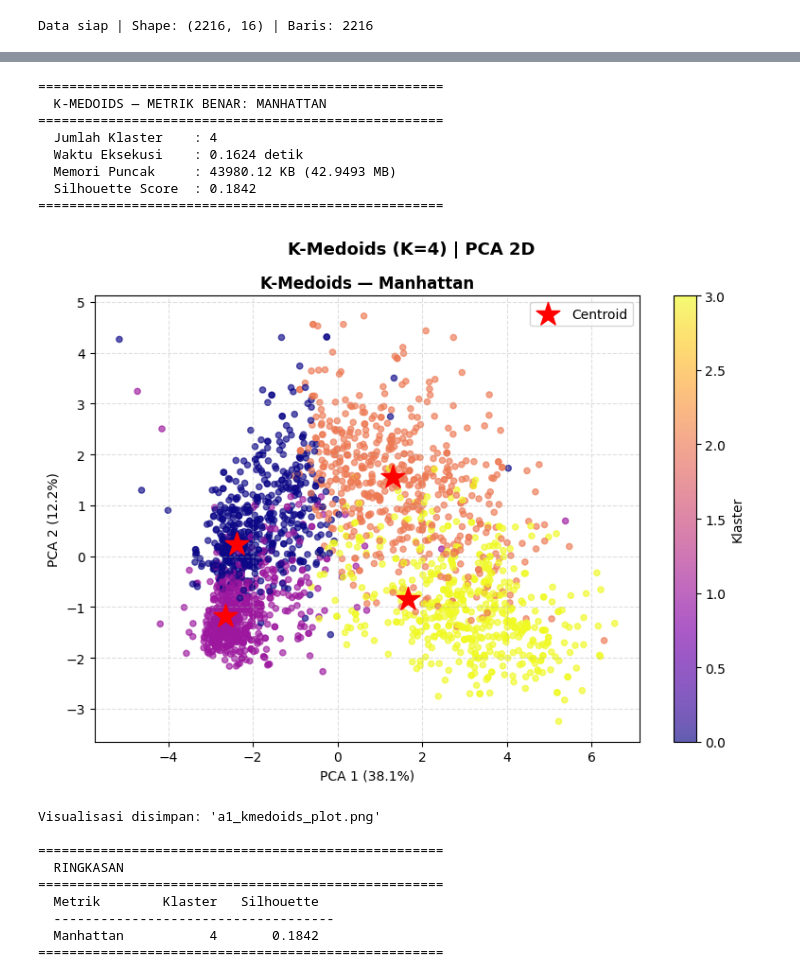
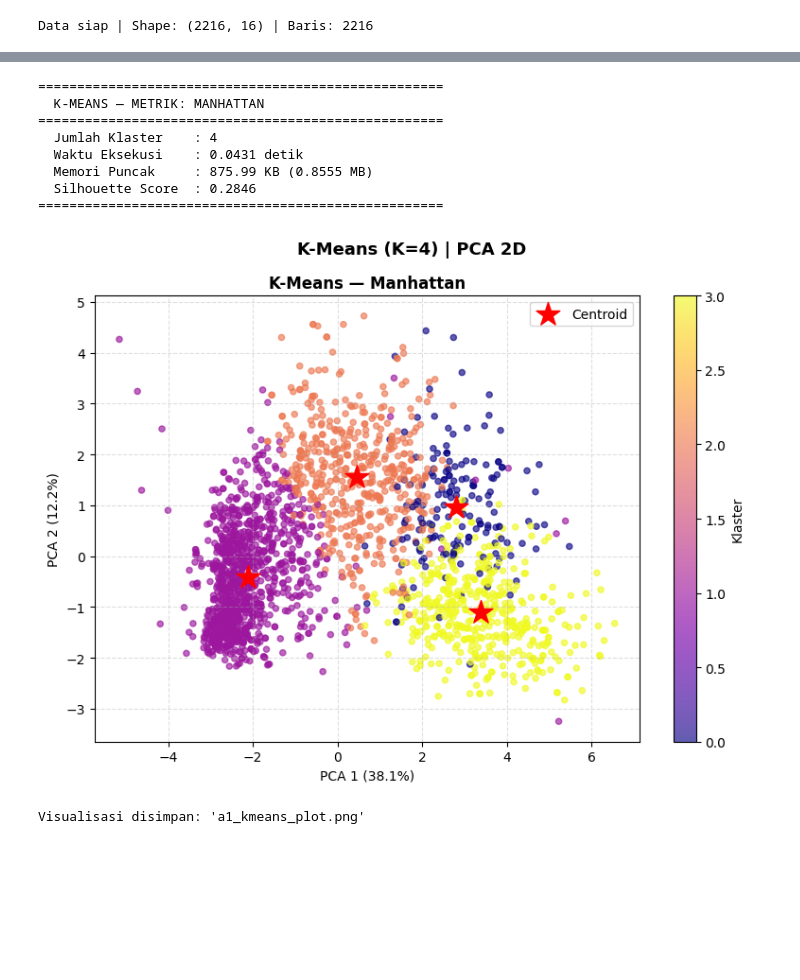
Before and after one commit to Sweper27/244107020175-Mesin-Learning, a Jupyter notebook: Tugas_Klasterisasi/K_Means_Manhattan.ipynb, the cells around one changed output, grey strips where cells are left out. Saved outputs shown, nothing was run; the diff lists cells and outputs as text; code cells hidden in the pictures; blank space fills up the shorter version.

```diff
--- a/Tugas_Klasterisasi/K_Means_Manhattan.ipynb
+++ b/Tugas_Klasterisasi/K_Means_Manhattan.ipynb
@@ -52,7 +141,7 @@ K_range = range(1, 11)
 sse     = []
 
 for k in K_range:
-    km = KMeans(n_clusters=k, random_state=42, n_init=10)
+    km = CustomKMeans(n_clusters=k, random_state=42, metric='manhattan')
     km.fit(X_scaled)
     sse.append(km.inertia_)
 
@@ -95,82 +162,64 @@ Successfully installed scikit-learn-extra-0.3.0
 # %%
-from sklearn_extra.cluster import KMedoids
-import time
-import tracemalloc
+# BAGIAN D: K-MEANS MANHATTAN — Latih + Ukur Performa
 
 print("\n" + "="*52)
-print("  K-MEDOIDS — METRIK BENAR: MANHATTAN")
+print("  K-MEANS — METRIK: MANHATTAN")
 print("="*52)
 
+# Sklearn KMeans tidak mendukung parameter metric secara langsung.
+# Silhouette Score dihitung dengan metric='manhattan' secara terpisah.
 tracemalloc.start()
 t_mulai = time.time()
 
-# KMedoids mendukung parameter 'metric' secara langsung
-kmedoids_manhattan = KMedoids(n_clusters=K_TERBAIK, metric='manhattan', random_state=42)
-lbl_kmedoids = kmedoids_manhattan.fit_predict(X_scaled)
+km_manhattan  = CustomKMeans(n_clusters=K_TERBAIK, random_state=42, metric='manhattan')
+lbl_manhattan = km_manhattan.fit_predict(X_scaled)
 
 t_selesai = time.time()
 _, mem_puncak = tracemalloc.get_traced_memory()
 tracemalloc.stop()
 
-# Hitung Silhouette Score yang sesuai menggunakan metrik manhattan
-sil_kmedoids = silhouette_score(X_scaled, lbl_kmedoids, metric='manhattan')
+# Silhouette pakai metric manhattan
+sil_manhattan = silhouette_score(X_scaled, lbl_manhattan, metric='manhattan')
 
 print(f"  Jumlah Klaster    : {K_TERBAIK}")
 print(f"  Waktu Eksekusi    : {t_selesai - t_mulai:.4f} detik")
 print(f"  Memori Puncak     : {mem_puncak/1024:.2f} KB ({mem_puncak/1024**2:.4f} MB)")
-print(f"  Silhouette Score  : {sil_kmedoids:.4f}")
+print(f"  Silhouette Score  : {sil_manhattan:.4f}")
 print("="*52)
 # %% [output]
 ====================================================
-  K-MEDOIDS — METRIK BENAR: MANHATTAN
+  K-MEANS — METRIK: MANHATTAN
 ====================================================
   Jumlah Klaster    : 4
-  Waktu Eksekusi    : 0.1624 detik
-  Memori Puncak     : 43980.12 KB (42.9493 MB)
-  Silhouette Score  : 0.1842
+  Waktu Eksekusi    : 0.0431 detik
+  Memori Puncak     : 875.99 KB (0.8555 MB)
+  Silhouette Score  : 0.2846
 ====================================================
 # %%
 # BAGIAN E: VISUALISASI PCA (Manhattan)
 
 pca   = PCA(n_components=2, random_state=42)
 X_pca = pca.fit_transform(X_scaled)
 v1, v2 = pca.explained_variance_ratio_ * 100
 
 fig, ax1 = plt.subplots(1, 1, figsize=(8, 6))
-fig.suptitle(f'K-Medoids (K={K_TERBAIK}) | PCA 2D', fontsize=13, fontweight='bold')
+fig.suptitle(f'K-Means (K={K_TERBAIK}) | PCA 2D', fontsize=13, fontweight='bold')
 
 # Plot Manhattan
-sc2 = ax1.scatter(X_pca[:, 0], X_pca[:, 1], c=lbl_kmedoids,
+sc2 = ax1.scatter(X_pca[:, 0], X_pca[:, 1], c=lbl_manhattan,
                   cmap='plasma', s=20, alpha=0.65)
-cen2 = pca.transform(kmedoids_manhattan.cluster_centers_)
+cen2 = pca.transform(km_manhattan.cluster_centers_)
 ax1.scatter(cen2[:, 0], cen2[:, 1], c='red', marker='*', s=350, zorder=5, label='Centroid')
-ax1.set_title('K-Medoids — Manhattan', fontweight='bold')
+ax1.set_title('K-Means — Manhattan', fontweight='bold')
 ax1.set_xlabel(f'PCA 1 ({v1:.1f}%)')
 ax1.set_ylabel(f'PCA 2 ({v2:.1f}%)')
 ax1.legend(); ax1.grid(True, linestyle='--', alpha=0.4)
 plt.colorbar(sc2, ax=ax1, label='Klaster')
 
 plt.tight_layout()
-plt.savefig('a1_kmedoids_plot.png', dpi=150)
+plt.savefig('a1_kmeans_plot.png', dpi=150)
 plt.show()
-print("Visualisasi disimpan: 'a1_kmedoids_plot.png'")
-
-# RINGKASAN
-print("\n" + "="*52)
-print("  RINGKASAN")
-print("="*52)
-print(f"  {'Metrik':<12} {'Klaster':>8} {'Silhouette':>12}")
-print("  " + "-"*36)
-print(f"  {'Manhattan':<12} {K_TERBAIK:>8} {sil_kmedoids:>12.4f}")
-print("="*52)
+print("Visualisasi disimpan: 'a1_kmeans_plot.png'")
 # %% [output]
-[figure, old version]
+[figure, new version]
-Visualisasi disimpan: 'a1_kmedoids_plot.png'
-
-====================================================
-  RINGKASAN
-====================================================
-  Metrik        Klaster   Silhouette
-  ------------------------------------
-  Manhattan           4       0.1842
-====================================================
+Visualisasi disimpan: 'a1_kmeans_plot.png'
```
Also changed, not shown: parts of 4 cells of this notebook.
